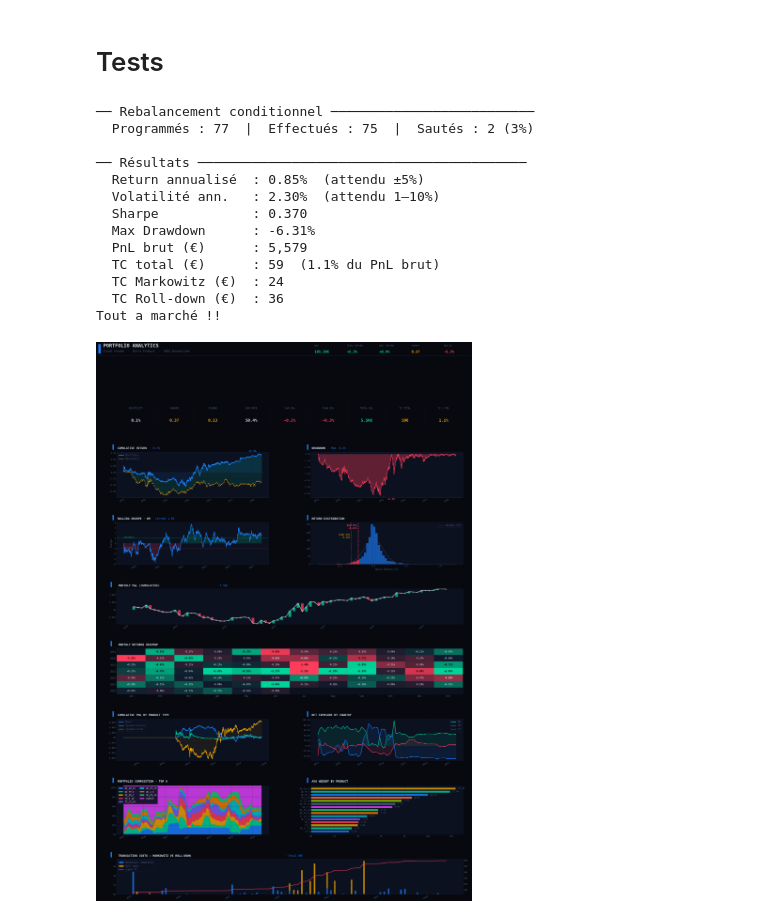
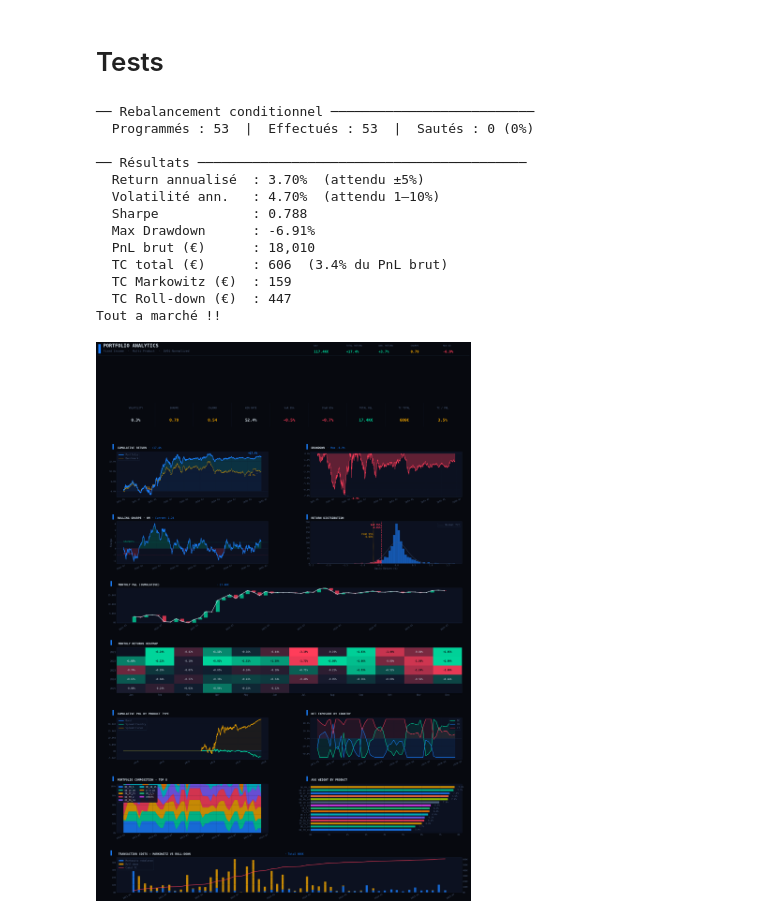
Before and after one commit to pradosth0/Markowitz_based_portfolio_allocation, a Jupyter notebook: pf_V2.ipynb, the cells around one changed output. Drawn from its saved outputs; the diff is of its cells as text; code cells hidden in the pictures.

Commit message:
"fix des roll et couts"

```diff
--- a/pf_V2.ipynb
+++ b/pf_V2.ipynb
@@ -623,8 +697,8 @@ print(long[long["type"] == "spread_country"]["carry_bp_equiv"].nunique())
 # %%
 LIQUID_TYPES = {"bond", "spread_country", "spread_curve"}
-#LIQUID_TYPES = {"bond"}
+LIQUID_TYPES = {"spread_country", "spread_curve"}
 
-long = long[long["type"].isin(LIQUID_TYPES)].copy()
-print(f"Univers liquide : {long['product'].nunique()} produits "
-      f"| {long['type'].value_counts().to_dict()}")
+long_filtered = long[long["type"].isin(LIQUID_TYPES)].copy()
+print(f"Univers liquide : {long_filtered['product'].nunique()} produits "
+      f"| {long_filtered['type'].value_counts().to_dict()}")
 # %% [output]
@@ -1431,7 +1567,7 @@ class Portfolio:
 date = "2024-01-01"
 
 
-pf = Portfolio(long, date, benchmark="ew", long_only=False,lamb=0.1, tc_gamma=1000 )
+pf = Portfolio(long_filtered, date, benchmark="ew", long_only=False,lamb=0.1, tc_gamma=1000 )
 #print(pf.returns)
 w = pf.process(carry_weight=0.5)
 #print(pf.mean_returns)
@@ -1576,8 +1696,9 @@ class TimeSeriesPortfolio:
 
         # TC par produit en décimal de notional = bo_bp × dv01_source
         # bid_offer [bp] × dv01 [notional=1] = décimal de notional ✅
+
         self.tc_decimal_by_product = (
-            self.bidoffer_by_product * self.dv01_by_product
+            self.bidoffer_by_product * self.dv01_by_product.abs()
         ).reindex(self.asset_universe).fillna(0.0)
 
         start_window = self.start_date - pd.Timedelta(days=5_000)
@@ -1702,6 +1823,7 @@ class TimeSeriesPortfolio:
             self.data["time_stamp"] >= (self.start_date - pd.Timedelta(days=lookback_days))
         ].copy()
 
+
         for i, t in enumerate(self.rebalance_dates[:-1]):
             t_next = self.rebalance_dates[i + 1]
 
@@ -1772,7 +1894,7 @@ class TimeSeriesPortfolio:
                 for product, tc_bp_prod in rolls_done.items():
                     wi     = abs(float(w_full.get(product, 0.0)))
                     dv01_i = float(self.dv01_by_product.get(product, 0.0))
-                    tc_rolldown += capital * wi * max(float(tc_bp_prod), 0.0) * dv01_i
+                    tc_rolldown += capital * wi * max(float(tc_bp_prod), 0.0) * abs(dv01_i)
 
                 tc_total  = tc_markowitz + tc_rolldown
                 positions = new_positions
@@ -1959,46 +2081,46 @@ from dashboard import PortfolioDashboardVisualizer
 # %%
 start_date = "2021-01-01"
 end_date   = "2025-06-10"
 
 
 tspf = TimeSeriesPortfolio(
-    data=long,
-    start_date="2019-01-01",
+    data=long_filtered,
+    start_date="2021-01-01",
     end_date="2025-06-10",
     rebalance_freq="ME",
     dv01_ref=dv01_ref,
     long_only=False,
-    lamb=0.4, # 0.2
+    lamb=0.05, # 0.2
     tc_gamma=10000 #12000 intensité des coûts dans l’optimisation
     #initial_weights= df_weights["weight"]
 )
 
    # lamb = 0.5
    # tc_gamma = 33000 -> Bon sharpe
 
    # lamb = 0.001000	tc =100.0 -> meilleur ret, but énorme roll
 
-tspf.generate_portfolios(carry_weight=0.8)
+tspf.generate_portfolios(carry_weight=0.5)
 
 viz = PortfolioDashboardVisualizer(ts_portfolio=tspf)
 #viz.plot_dashboard(save_path="dashboard.png", dpi=100)
 
 fig = viz.plot_dashboard()
 # %% [output]
 ── Rebalancement conditionnel ──────────────────────────
-  Programmés : 77  |  Effectués : 75  |  Sautés : 2 (3%)
+  Programmés : 53  |  Effectués : 53  |  Sautés : 0 (0%)
 
 ── Résultats ──────────────────────────────────────────
-  Return annualisé  : 0.85%  (attendu ±5%)
-  Volatilité ann.   : 2.30%  (attendu 1–10%)
-  Sharpe            : 0.370
-  Max Drawdown      : -6.31%
-  PnL brut (€)      : 5,579
-  TC total (€)      : 59  (1.1% du PnL brut)
-  TC Markowitz (€)  : 24
-  TC Roll-down (€)  : 36
+  Return annualisé  : 3.70%  (attendu ±5%)
+  Volatilité ann.   : 4.70%  (attendu 1–10%)
+  Sharpe            : 0.788
+  Max Drawdown      : -6.91%
+  PnL brut (€)      : 18,010
+  TC total (€)      : 606  (3.4% du PnL brut)
+  TC Markowitz (€)  : 159
+  TC Roll-down (€)  : 447
 Tout a marché !!
-[figure, old version]
+[figure, new version]
 # %%
 from joblib import Parallel, delayed
 import itertools
```
Also changed, not shown: parts of 11 cells of this notebook.
